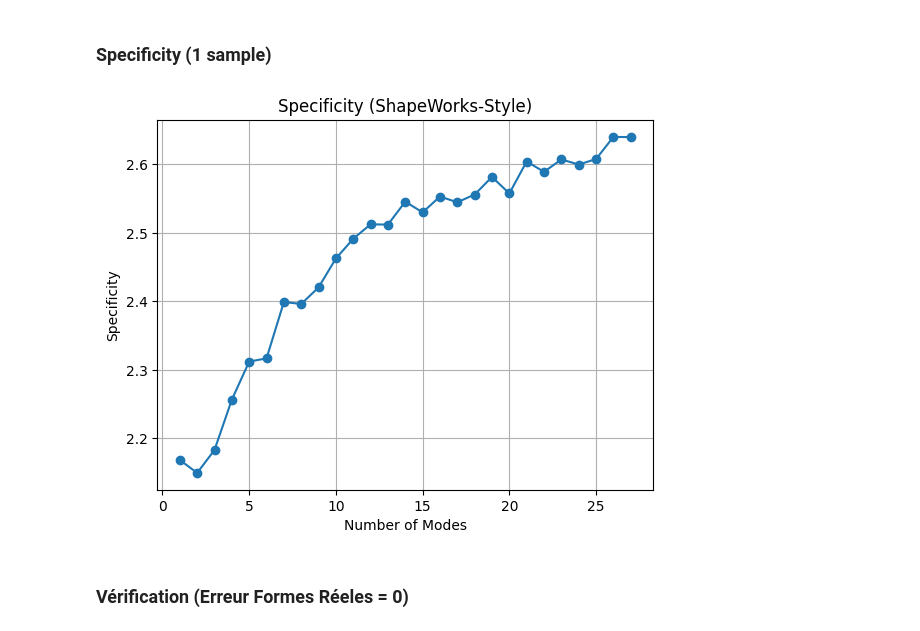
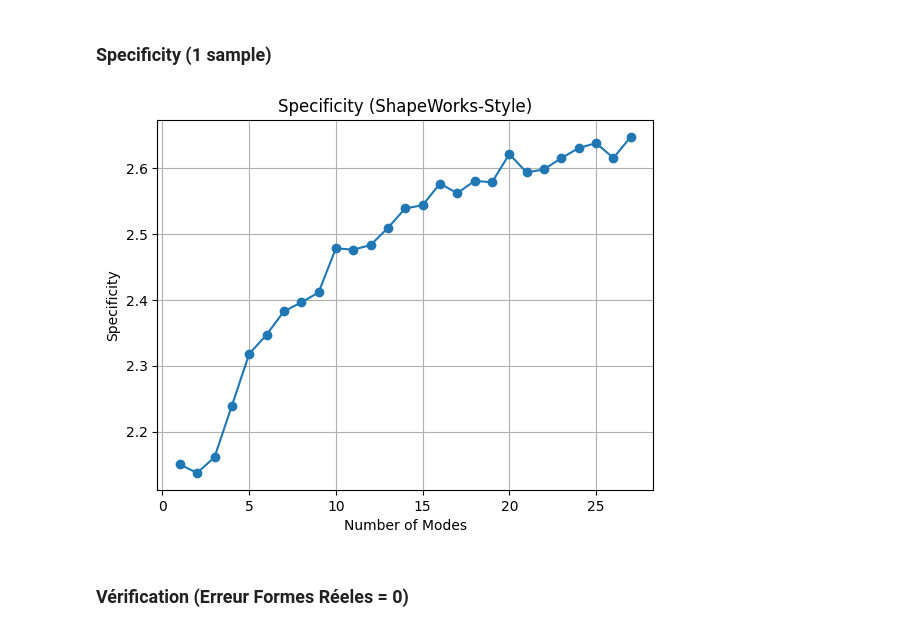
Before and after one commit to 54CHA-PJ/ECN-Statistical-Muscle-Shape-Modeling, a Jupyter notebook: CODE/pca_metrics.ipynb, the cells around one changed output. Saved outputs shown, nothing was run; the diff lists cells and outputs as text; code cells hidden in the pictures.

```diff
--- a/CODE/pca_metrics.ipynb
+++ b/CODE/pca_metrics.ipynb
@@ -140,35 +142,35 @@ def compute_specificity(
             synth_i = synthetic[:, isyn]        # Forme synthétique i
             best = 1e15                         # Initialisation de la meilleure distance
             for j in range(n):
                 dist_ij = shape_distance(synth_i, training_data[j], num_particles)      # Calcul de la distance entre la forme synthétique et la forme réelle
                 if dist_ij < best:                                                      # Si la distance est meilleure
                     best = dist_ij
             min_dists[isyn] = best
 
         avg_min = np.mean(min_dists)                                                    # Moyenne des meilleures distances
         specificities[m-1] = avg_min / float(num_particles)
 
     return specificities
 
 p = len(real_shapes[1]) # p = 128
 
 specifics = compute_specificity(
     np.asarray(real_shapes),
     num_particles=p,
-    num_samples=2000
+    num_samples=1000
 )
 
 modes_x = np.arange(1, len(specifics)+1)
 
 plt.figure()
 plt.plot(modes_x, specifics, marker='o')
 plt.xlabel("Number of Modes")
 plt.ylabel("Specificity")
 plt.title("Specificity (ShapeWorks-Style)")
 plt.grid(True)
 plt.show()
 # %% [output]
-[figure, old version]
+[figure, new version]
 # %% [markdown]
 ### Vérification (Erreur Formes Réeles = 0)
 # %%
```
Also changed, not shown: parts of 1 cell of this notebook, 5 other files.
